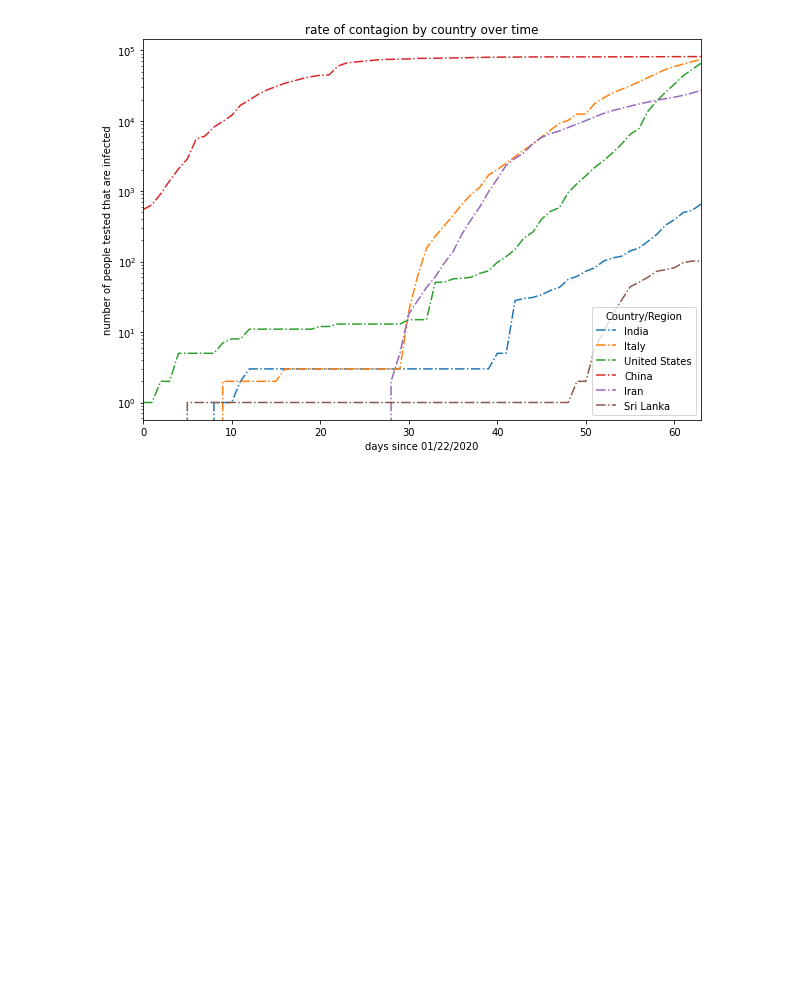
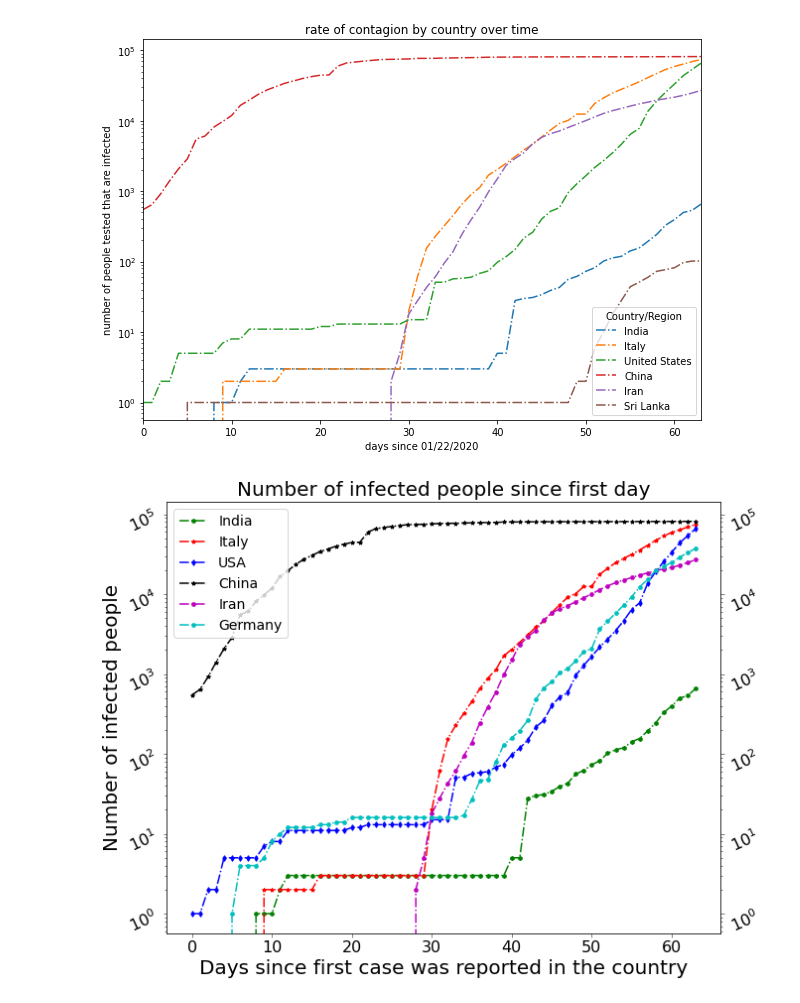
Before and after one commit to ahmadryan/covid19, a Jupyter notebook: coronavirus_quick_model2.ipynb, the cells around one changed output. Saved outputs shown, nothing was run; the diff lists cells and outputs as text; code cells hidden in the pictures; blank space fills up the shorter version.

```diff
--- a/coronavirus_quick_model2.ipynb
+++ b/coronavirus_quick_model2.ipynb
@@ -285,6 +285,47 @@ pl.title("rate of contagion by country over time");
 #plt.plot(india)
 # %% [output]
 [figure]
+# %%
+india = getcountry(infected, 'India')
+italy = getcountry(infected, 'Italy')
+us = getcountry(infected, 'United States')
+china = getcountry(infected, 'China')
+iran = getcountry(infected, 'Iran')
+germany = getcountry(infected, 'Germany')
+
+idx_ind = where( india.India >= 0 )[0]
+idx_itl = where( italy.Italy >= 0 )[0]
+idx_usa = where( us['United States'] >= 0 )[0]
+idx_chn = where( china.China >= 0 )[0]
+idx_irn = where( iran.Iran >= 0 )[0]
+idx_grn = where( germany.Germany >= 0 )[0]
+
+ls = '-.'
+ms = 4
+
+fig, ax = pl.subplots(1, 1, figsize=(10,8))
+
+ax.plot( arange(len(idx_ind)), india.India[idx_ind], 'gh', label='India', ms=ms, ls=ls )
+ax.plot( arange(len(idx_itl)), italy.Italy[idx_itl],  'r*', label='Italy', ms=ms, ls=ls )
+ax.plot( arange(len(idx_usa)), us['United States'][idx_usa], 'bd', label='USA', ms=ms, ls=ls )
+ax.plot( arange(len(idx_chn)), china.China[idx_chn],  'k*', label='China', ms=ms, ls=ls )
+ax.plot( arange(len(idx_irn)), iran.Iran[idx_irn], 'mH', label='Iran', ms=ms, ls=ls )
+ax.plot( arange(len(idx_grn)), germany.Germany[idx_grn], 'cH', label='Germany', ms=ms, ls=ls )
+
+ax.set_ylabel('Number of infected people', fontsize=20)
+ax.set_xlabel('Days since first case was reported in the country', fontsize=20)
+ax.set_title('Number of infected people since first day', fontsize=20)
+ax.set_yscale('log')
+
+ax.get_xaxis().set_tick_params( which='both', direction='out',
+labelbottom=True, bottom=True, width=.5, labelsize=16, labelrotation=0 )
+
+ax.get_yaxis().set_tick_params( which='both', direction='out',
+labelbottom=True, bottom=True, labelright=True, right=True, width=.5, labelsize=16, labelrotation=25 )
+
+ax.legend(loc=2, fontsize=14);
+# %% [output]
+[figure, added]
 # %%
 india = getcountry(infected, 'India')
 italy = getcountry(infected, 'Italy')
```
Also changed, not shown: parts of 4 cells of this notebook.
